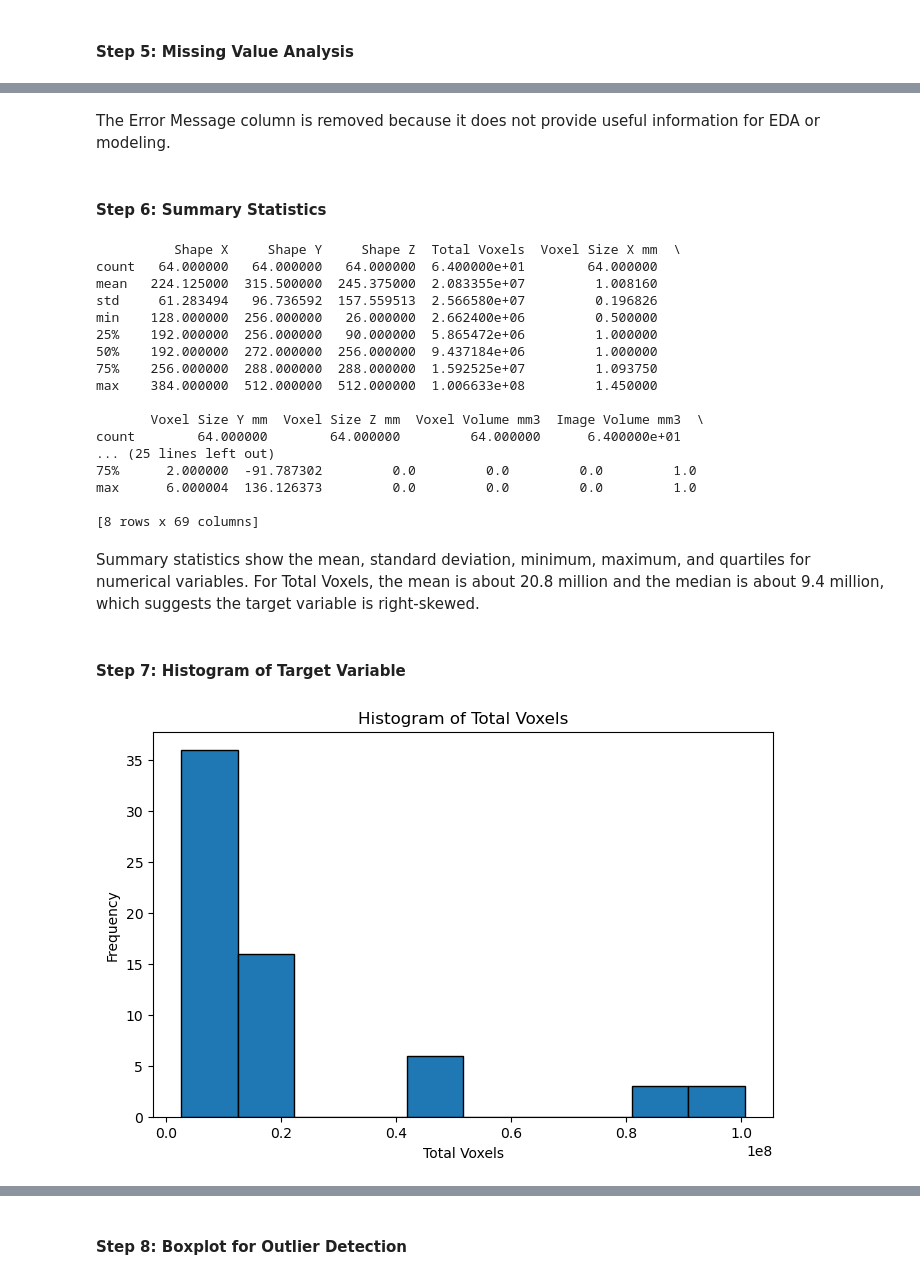
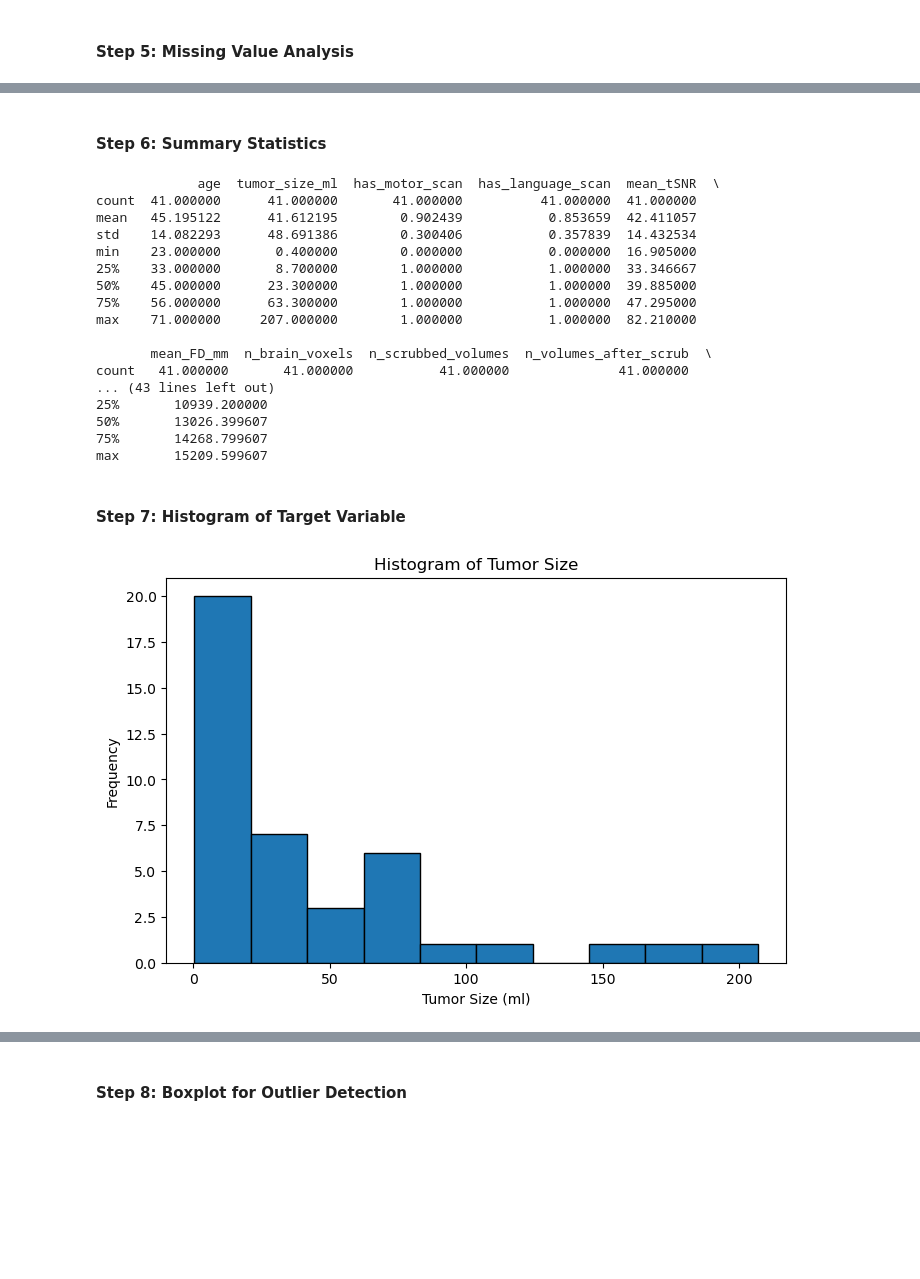
Before and after one commit to Fenny2109/MRI-Brain-Tumor-Volume-Prediction, a Jupyter notebook: Project.ipynb, the cells around one changed output, grey strips where cells are left out. Saved outputs shown, nothing was run; the diff lists cells and outputs as text; code cells hidden in the pictures; blank space fills up the shorter version.

```diff
--- a/Project.ipynb
+++ b/Project.ipynb
@@ -12,10 +10,7 @@ These libraries are used for loading the Excel dataset, cleaning data, calculati
 # %% [markdown]
 #### Step 2. Load Dataset
 # %%
-df = pd.read_excel(
-    "overall_mri_full_clean.xlsx",
-    sheet_name="MRI_Table"
-)
+df = pd.read_csv("final_tumor_size_modeling_dataset.csv")
 
 print(df.shape)
 print(df.head())
@@ -42,7 +35,8 @@ This loads the MRI_Table sheet from the Excel file. The shape shows the number o
 # %% [markdown]
 #### Step 3: Remove Failed MRI Scans
 # %%
-df = df.dropna(subset=["Total Voxels"])
+# Remove rows where target is missing
+df = df.dropna(subset=["tumor_size_ml"])
 
 print(df.shape)
 # %% [output]
@@ -94,5 +157,3 @@ Series([], dtype: int64)
-# %% [markdown]
-The Error Message column is removed because it does not provide useful information for EDA or modeling.
 # %% [markdown]
 #### Step 6: Summary Statistics
 # %%
@@ -100,39 +161,37 @@ summary_stats = df.describe()
 
 print(summary_stats)
 # %% [output]
-          Shape X     Shape Y     Shape Z  Total Voxels  Voxel Size X mm  \
-count   64.000000   64.000000   64.000000  6.400000e+01        64.000000
-mean   224.125000  315.500000  245.375000  2.083355e+07         1.008160
-std     61.283494   96.736592  157.559513  2.566580e+07         0.196826
-min    128.000000  256.000000   26.000000  2.662400e+06         0.500000
-25%    192.000000  256.000000   90.000000  5.865472e+06         1.000000
-50%    192.000000  272.000000  256.000000  9.437184e+06         1.000000
-75%    256.000000  288.000000  288.000000  1.592525e+07         1.093750
-max    384.000000  512.000000  512.000000  1.006633e+08         1.450000
+             age  tumor_size_ml  has_motor_scan  has_language_scan  mean_tSNR  \
+count  41.000000      41.000000       41.000000          41.000000  41.000000
+mean   45.195122      41.612195        0.902439           0.853659  42.411057
+std    14.082293      48.691386        0.300406           0.357839  14.432534
+min    23.000000       0.400000        0.000000           0.000000  16.905000
+25%    33.000000       8.700000        1.000000           1.000000  33.346667
+50%    45.000000      23.300000        1.000000           1.000000  39.885000
+75%    56.000000      63.300000        1.000000           1.000000  47.295000
+max    71.000000     207.000000        1.000000           1.000000  82.210000
 
-       Voxel Size Y mm  Voxel Size Z mm  Voxel Volume mm3  Image Volume mm3  \
-count        64.000000        64.000000         64.000000      6.400000e+01
-... (25 lines left out)
-75%      2.000000  -91.787302         0.0         0.0         0.0         1.0
-max      6.000004  136.126373         0.0         0.0         0.0         1.0
-
-[8 rows x 69 columns]
+       mean_FD_mm  n_brain_voxels  n_scrubbed_volumes  n_volumes_after_scrub  \
+count   41.000000       41.000000           41.000000              41.000000
+... (43 lines left out)
+25%       10939.200000
+50%       13026.399607
+75%       14268.799607
+max       15209.599607
-# %% [markdown]
-Summary statistics show the mean, standard deviation, minimum, maximum, and quartiles for numerical variables. For Total Voxels, the mean is about 20.8 million and the median is about 9.4 million, which suggests the target variable is right-skewed.
 # %% [markdown]
 #### Step 7: Histogram of Target Variable
 # %%
 plt.figure(figsize=(8,5))
 
 plt.hist(
-    df["Total Voxels"],
+    df["tumor_size_ml"],
     bins=10,
     edgecolor="black"
 )
 
-plt.title("Histogram of Total Voxels")
-plt.xlabel("Total Voxels")
+plt.title("Histogram of Tumor Size")
+plt.xlabel("Tumor Size (ml)")
 plt.ylabel("Frequency")
 plt.show()
 # %% [output]
-[figure, old version]
+[figure, new version]
```
Also changed, not shown: parts of 58 cells of this notebook, 2 other files.
